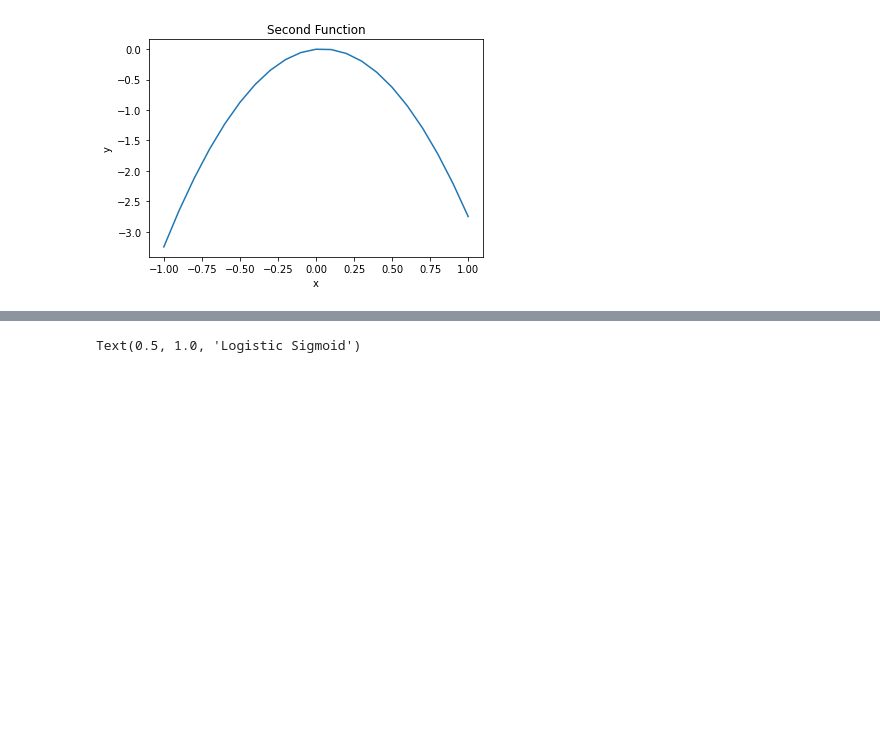
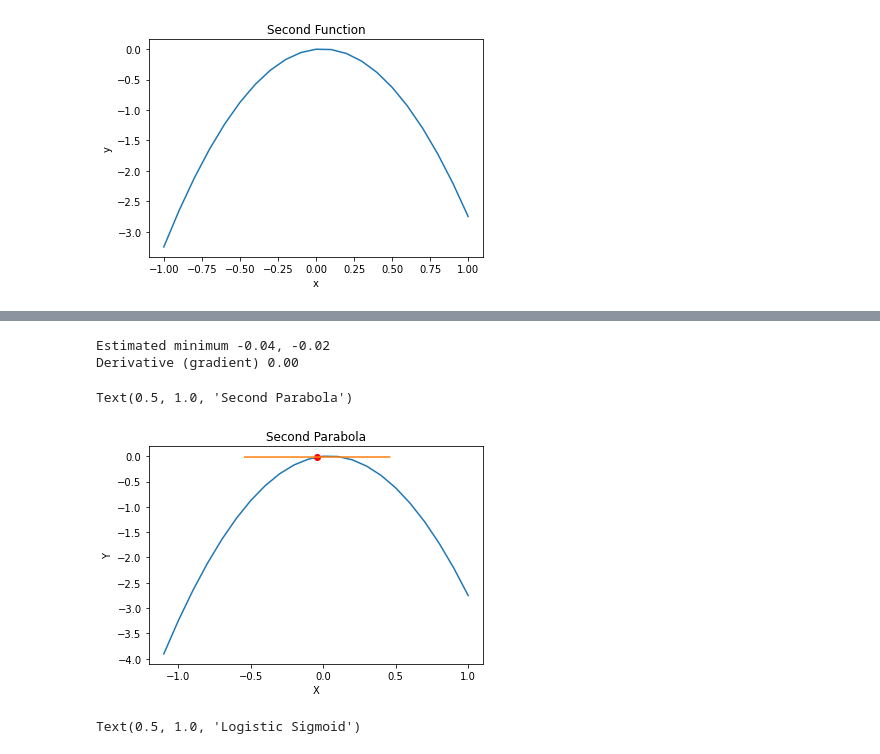
Before and after one commit to bmanek/MachineLearning, a Jupyter notebook: iris_dataset.ipynb, the cells around one changed output, grey strips where cells are left out. Cells and saved outputs as stored; diff of their text form; code cells hidden in the pictures; blank space fills up the shorter version.

Commit message:
add second parabola, derivative, and test behavior

```diff
--- a/iris_dataset.ipynb
+++ b/iris_dataset.ipynb
@@ -76,7 +74,7 @@ def second_func(x):
     return -3*x**2 + x/4.0
 
 def second_deriv(x):
-    return -6*x + 0.25
+    return 6*x + 0.25
 
 x = [i * 0.1 for i in range(-10, 11)]
 y = [second_func(var) for var in x]
@@ -114,3 +117,32 @@ plot.title('Parabola')
+# %%
+# Second iteration
+x_k = 0.0
+
+second_learn_rate = .1
+second_epochs = 7
+
+for i in range(second_epochs):
+    second_gradient = second_deriv(x_k)
+    x_k = x_k - second_learn_rate * second_gradient
+
+print('Estimated minimum %0.2f, %0.2f' % (x_k, second_func(x_k)))
+print('Derivative (gradient) %0.2f' % second_gradient)
+
+test_x = [i * 0.1 for i in range(-11, 11)]
+test_y = [second_func(xi) for xi in test_x]
+plot.plot(test_x, test_y)
+plot.xlabel("X")
+plot.ylabel("Y")
+plot.plot(x_k, second_func(x_k), 'ro')
+lined_x = [x_k - 0.5, x_k + 0.5]
+lined_y = [second_gradient*(xi - x_k) + second_func(x_k) for xi in lined_x]
+plot.plot(lined_x, lined_y)
+plot.title("Second Parabola")
+# %% [output]
+Estimated minimum -0.04, -0.02
+Derivative (gradient) 0.00
+Text(0.5, 1.0, 'Second Parabola')
+[figure, added]
 # %%
 def sigmoid(z):
   # return the sigmoid of z
```
Also changed, not shown: parts of 2 cells of this notebook.
